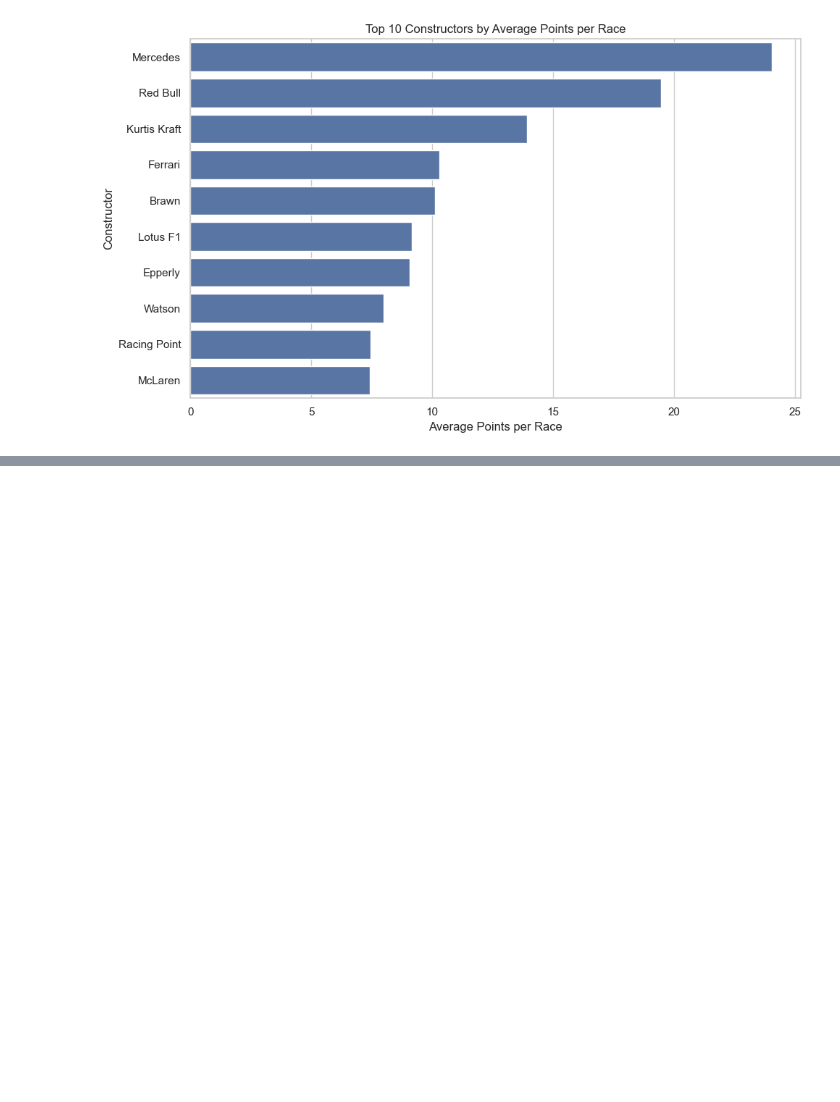
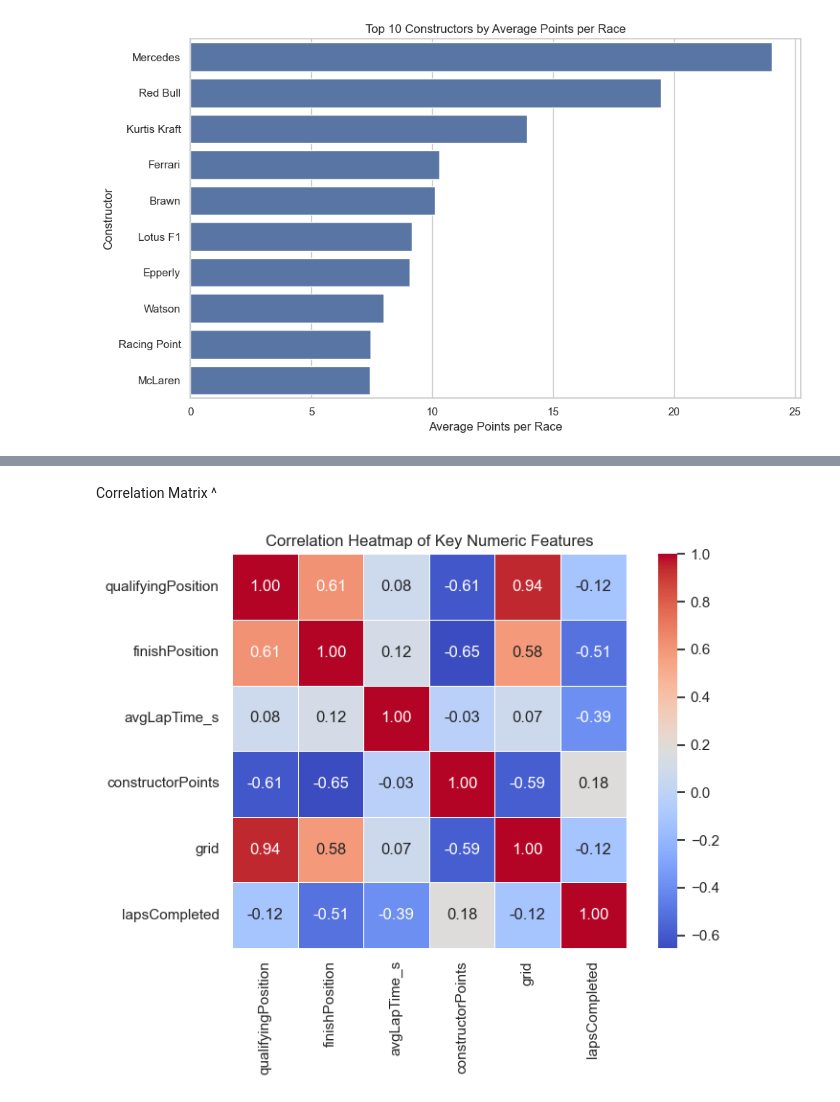
Before and after one commit to Razin3434/F1-Project, a Jupyter notebook: notebooks/04_eda.ipynb, the cells around one changed output, grey strips where cells are left out. Saved outputs shown, nothing was run; the diff lists cells and outputs as text; code cells hidden in the pictures; blank space fills up the shorter version.

```diff
--- a/notebooks/04_eda.ipynb
+++ b/notebooks/04_eda.ipynb
@@ -190,0 +281,3 @@ plt.show()
+# %%
+df.dtypes
+numeric_df = df.select_dtypes(include=["int64", "float64"])
@@ -190,0 +292,14 @@ plt.show()
+# %%
+features = [
+    "qualifyingPosition",
+    "finishPosition",
+    "avgLapTime_s",
+    "constructorPoints",
+    "grid",
+    "lapsCompleted"
+]
+
+heatmap_df = numeric_df[features].dropna()
+# %%
+corr_matrix = heatmap_df.corr()
+corr_matrix
@@ -190,0 +314,21 @@ plt.show()
+# %% [markdown]
+Correlation Matrix ^
+# %%
+plt.figure(figsize=(8, 6))
+
+sns.heatmap(
+    corr_matrix,
+    annot=True,
+    fmt=".2f",
+    cmap="coolwarm",
+    square=True,
+    linewidths=0.5
+)
+
+plt.title("Correlation Heatmap of Key Numeric Features")
+
+plt.tight_layout()
+plt.savefig("../report/figures/correlation_heatmap.png", dpi=300)
+plt.show()
+# %% [output]
+[figure, added]
```
Also changed, not shown: parts of 13 cells of this notebook, 25 other files.
